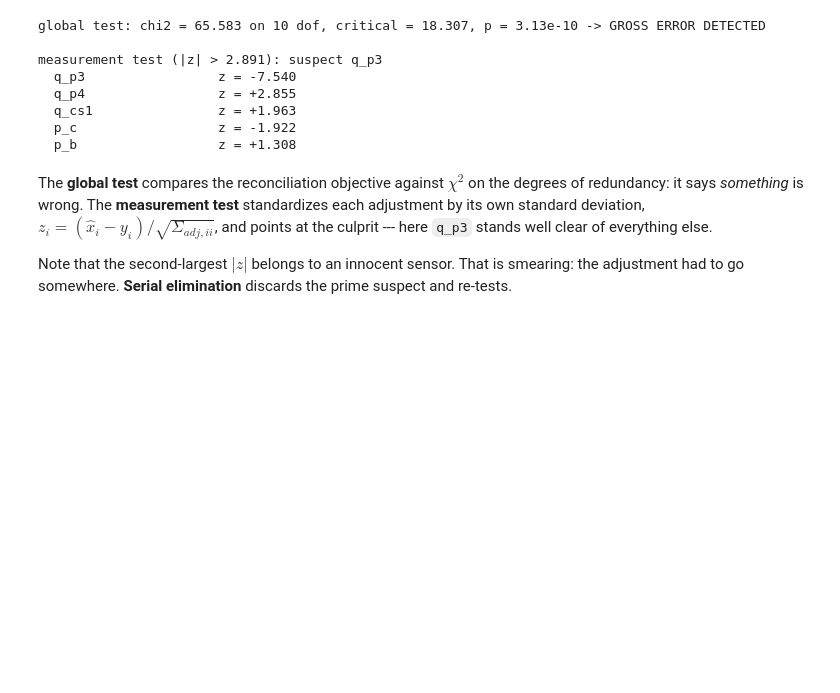
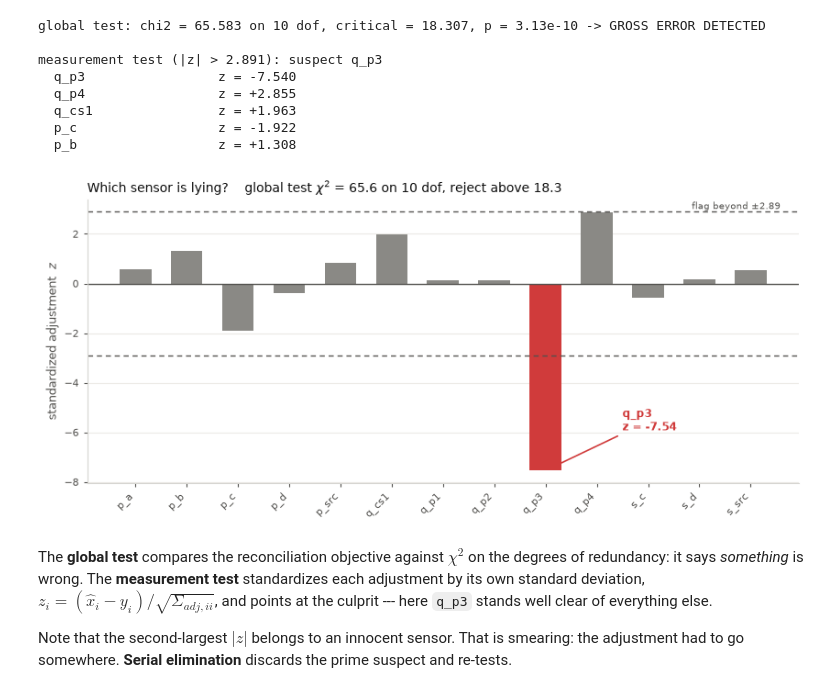
Before and after one commit to jkitchin/differentiable-flowsheets, a Jupyter notebook: examples/28_data_reconciliation.ipynb, the cells around one changed output. Cells and saved outputs as stored; diff of their text form; code cells hidden in the pictures; blank space fills up the shorter version.

```diff
--- a/examples/28_data_reconciliation.ipynb
+++ b/examples/28_data_reconciliation.ipynb
@@ -342,6 +416,35 @@ measurement test (|z| > 2.891): suspect q_p3
   q_cs1                z = +1.963
   p_c                  z = -1.922
   p_b                  z = +1.308
+# %%
+mt = measurement_test(res_bad)
+gt = global_test(res_bad)
+z = np.array([mt.z.get(n, np.nan) for n in names])
+
+fig, ax = plt.subplots(figsize=(8.5, 4.0))
+ax.bar(np.arange(len(names)), z, width=0.62, edgecolor="none",
+       color=[RED if (np.isfinite(v) and abs(v) > mt.critical) else GREY for v in z])
+for line in (mt.critical, -mt.critical):
+    ax.axhline(line, color=INK_SOFT, linestyle=(0, (4, 3)), linewidth=1)
+ax.axhline(0, color=INK_SOFT, linewidth=1)
+ax.text(len(names) - 0.4, mt.critical, f" flag beyond $\\pm${mt.critical:.2f}",
+        fontsize=7.5, color=INK_SOFT, va="bottom", ha="right")
+ax.set_xticks(np.arange(len(names)))
+ax.set_xticklabels(names, rotation=45, ha="right", fontsize=8)
+ax.set_ylabel("standardized adjustment  $z$", fontsize=9, color=INK_SOFT)
+ax.set_title(f"Which sensor is lying?    global test $\\chi^2$ = {gt.statistic:.1f} "
+             f"on {gt.dof} dof, reject above {gt.critical:.1f}",
+             fontsize=10, color=INK, loc="left")
+i = names.index(mt.suspect)
+ax.annotate(f"{mt.suspect}\nz = {z[i]:+.2f}", xy=(i, z[i]),
+            xytext=(i + 1.5, z[i] + 2.0), fontsize=8.5, color=RED,
+            fontweight="bold", ha="left", va="center",
+            arrowprops=dict(arrowstyle="->", color=RED, linewidth=1.2))
+tidy(ax)
+plt.tight_layout()
+plt.show()
+# %% [output]
+[figure, added]
 # %% [markdown]
 The **global test** compares the reconciliation objective against $\chi^2$ on the degrees of
 redundancy: it says *something* is wrong. The **measurement test** standardizes each
```
Also changed, not shown: parts of 5 cells of this notebook, 7 other files.
